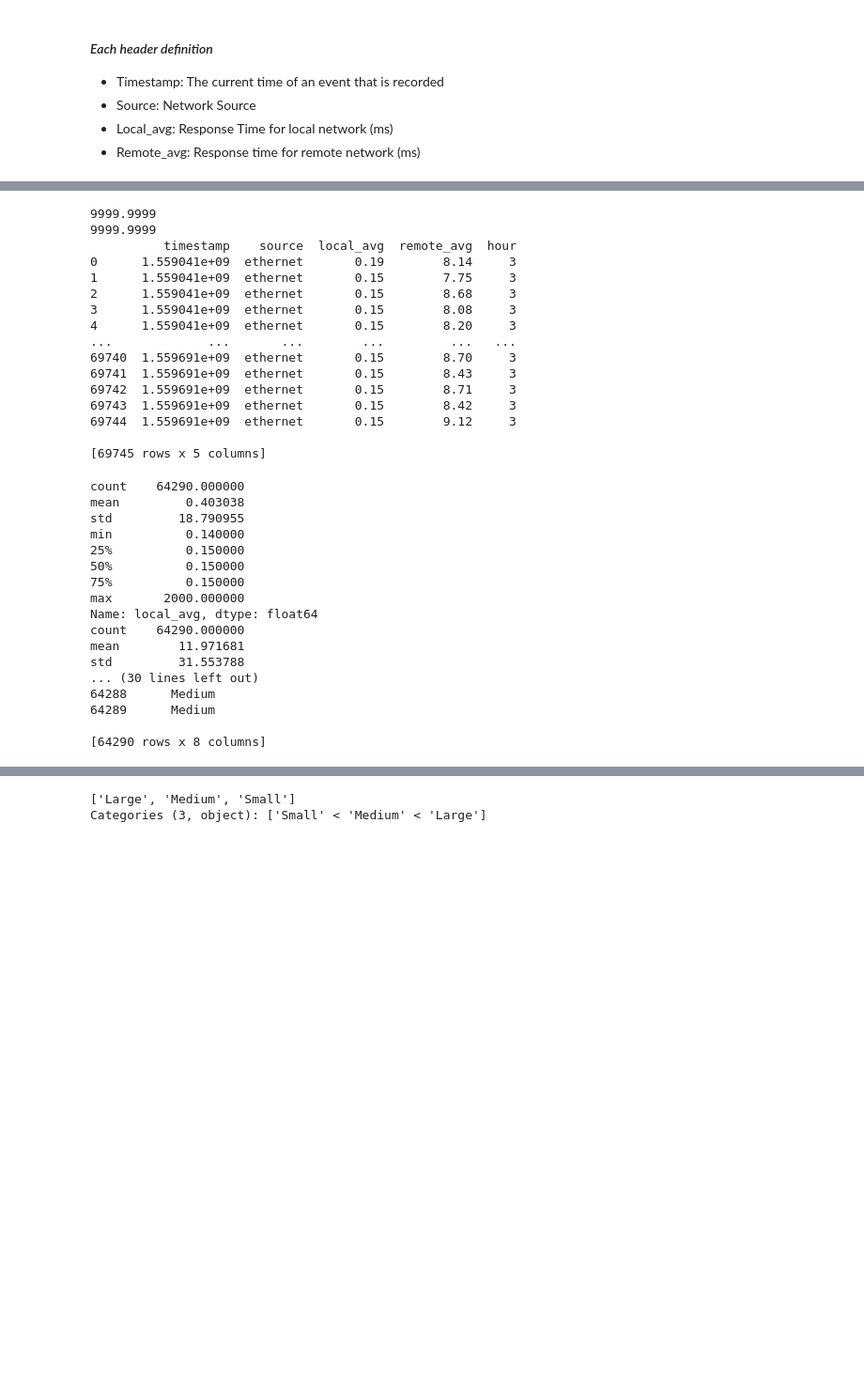
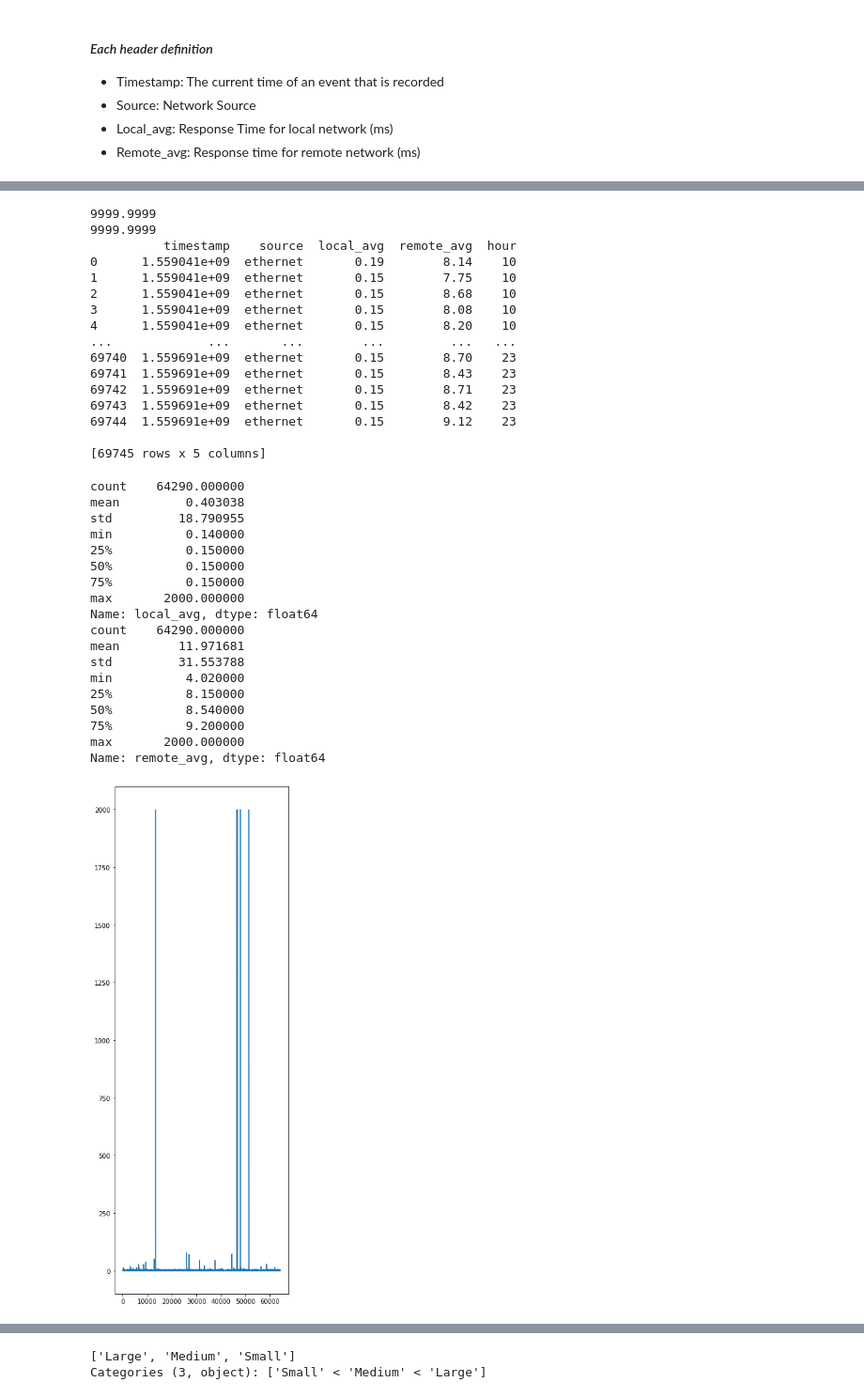
Before and after one commit to ViphuKN/INST414-Final-Project, a Jupyter notebook: final_project_eth.ipynb, the cells around one changed output, grey strips where cells are left out. Shown at 94% size. Drawn from its saved outputs; the diff is of its cells as text; code cells hidden in the pictures; blank space fills up the shorter version.

```diff
--- a/final_project_eth.ipynb
+++ b/final_project_eth.ipynb
@@ -23,3 +30,4 @@ from sklearn.metrics import accuracy_score
 # Set the dataset from the network csv
 df = pd.read_csv('ping_data_rp829c7e0e_eth.csv')
 df.head()
+df.sort_values('timestamp', inplace=True)
@@ -74,7 +75,8 @@ df1
 - Remote_avg: Response time for remote network (ms)
 # %%
 # create a column that is the start of the range of hours of the day, show the head, show it has all 24 hours of the day
-df1['hour'] = 4 * df['timestamp'].astype(int) % 86400 / (3600 * 4)
+#df1['hour'] = (df['timestamp'].astype(int) % 86400) / 14400
+df1['hour'] = (df['timestamp'].astype(int) % 86400) / 3600
 df1['hour'] = df1['hour'].astype(int)
 print(df1.head())
 df1['hour'].unique()
@@ -108,42 +110,46 @@ print(df1)
 9999.9999
 9999.9999
           timestamp    source  local_avg  remote_avg  hour
-0      1.559041e+09  ethernet       0.19        8.14     3
-1      1.559041e+09  ethernet       0.15        7.75     3
-2      1.559041e+09  ethernet       0.15        8.68     3
-3      1.559041e+09  ethernet       0.15        8.08     3
-4      1.559041e+09  ethernet       0.15        8.20     3
+0      1.559041e+09  ethernet       0.19        8.14    10
+1      1.559041e+09  ethernet       0.15        7.75    10
+2      1.559041e+09  ethernet       0.15        8.68    10
+3      1.559041e+09  ethernet       0.15        8.08    10
+4      1.559041e+09  ethernet       0.15        8.20    10
 ...             ...       ...        ...         ...   ...
-69740  1.559691e+09  ethernet       0.15        8.70     3
-69741  1.559691e+09  ethernet       0.15        8.43     3
-69742  1.559691e+09  ethernet       0.15        8.71     3
-69743  1.559691e+09  ethernet       0.15        8.42     3
-69744  1.559691e+09  ethernet       0.15        9.12     3
+69740  1.559691e+09  ethernet       0.15        8.70    23
+69741  1.559691e+09  ethernet       0.15        8.43    23
+69742  1.559691e+09  ethernet       0.15        8.71    23
+69743  1.559691e+09  ethernet       0.15        8.42    23
+69744  1.559691e+09  ethernet       0.15        9.12    23
 
 [69745 rows x 5 columns]
 # %%
 # remove the rows with avg of 9999.9999 since they are failures and will skew the data
 df1 = df1[(df1['local_avg'] != 9999.9999) & (df1['remote_avg'] != 9999.9999)]
-df1.reset_index(inplace = True)
+df1 = df1.reset_index()
 print(df1['local_avg'].describe())
 print(df1['remote_avg'].describe())
-print(df1.shape)
-print(df1)
+df1['local_avg'].plot(figsize=(5,15))
+plt.show()
+df1['remote_avg'].plot(figsize=(5,15))
+plt.show()
 # %% [output]
 count    64290.000000
 mean         0.403038
 std         18.790955
 min          0.140000
 25%          0.150000
 50%          0.150000
 75%          0.150000
 max       2000.000000
 Name: local_avg, dtype: float64
 count    64290.000000
 mean        11.971681
 std         31.553788
-... (30 lines left out)
-64288      Medium
-64289      Medium
-
-[64290 rows x 8 columns]
+min          4.020000
+25%          8.150000
+50%          8.540000
+75%          9.200000
+max       2000.000000
+Name: remote_avg, dtype: float64
+[figure, added]
```
Also changed, not shown: parts of 23 cells of this notebook.
